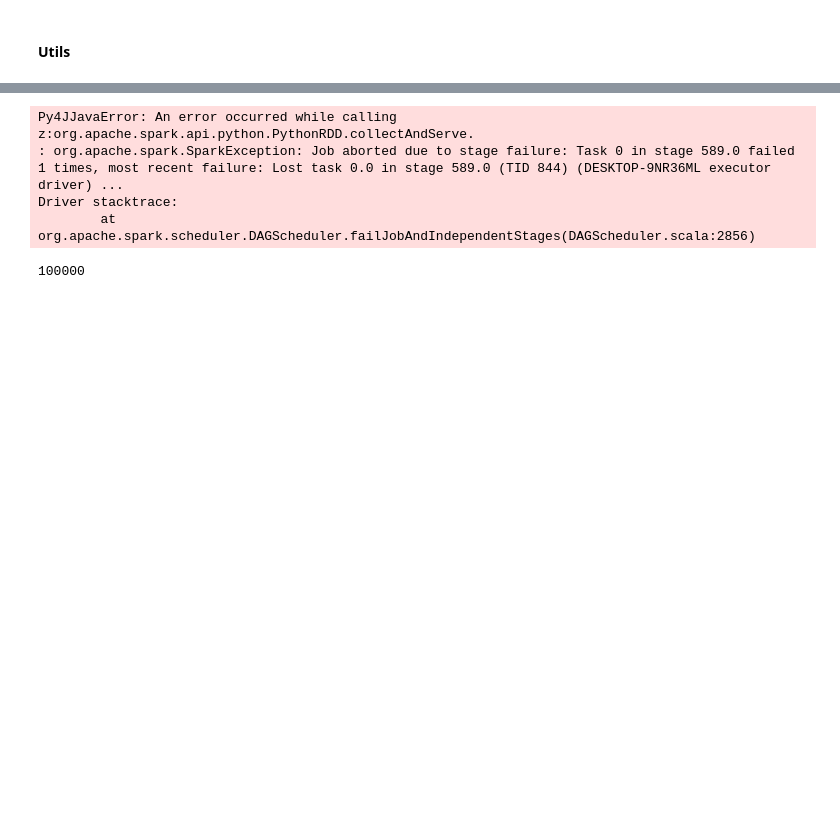
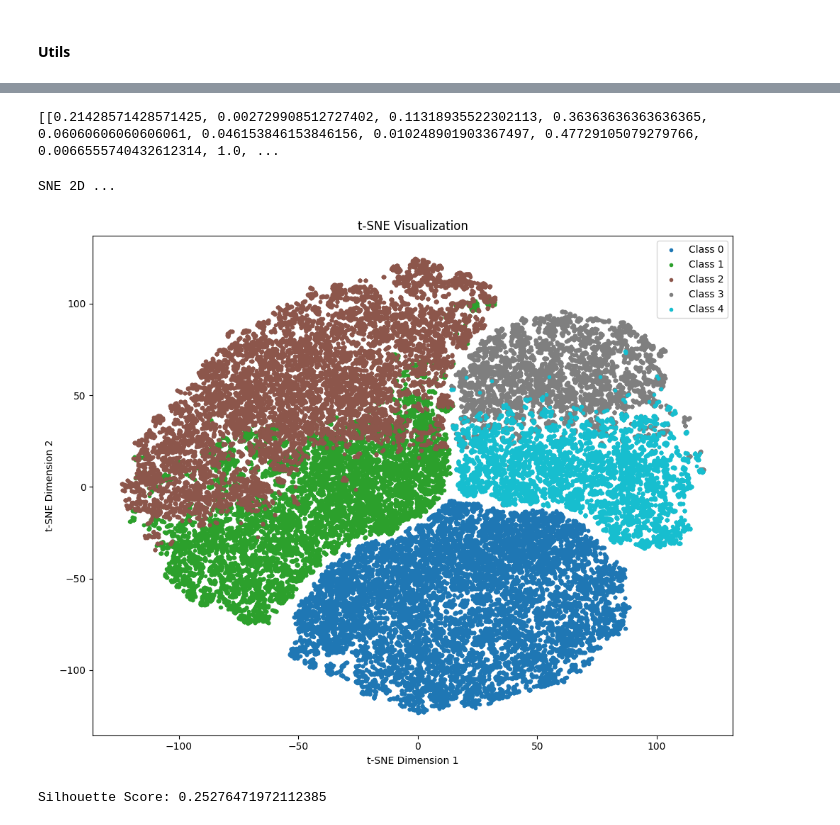
Before and after one commit to BasmaElhoseny01/Credit-Score-Classification-and-Analysis, a Jupyter notebook: src/descrpitive_analysis.ipynb, the cells around one changed output, grey strips where cells are left out. Cells and saved outputs as stored; diff of their text form; code cells hidden in the pictures; blank space fills up the shorter version.

```diff
--- a/src/descrpitive_analysis.ipynb
+++ b/src/descrpitive_analysis.ipynb
@@ -343,15 +358,62 @@ points_centroids=closest_centroids_rdd.map(lambda x: x[0]).collect()
 
 # Extract Points
 points=points_rdd.map(lambda x: x[0]).collect()
-print(points)
+print(points[0:2])
 # %% [output]
-Py4JJavaError: An error occurred while calling z:org.apache.spark.api.python.PythonRDD.collectAndServe.
-: org.apache.spark.SparkException: Job aborted due to stage failure: Task 0 in stage 589.0 failed 1 times, most recent failure: Lost task 0.0 in stage 589.0 (TID 844) (DESKTOP-9NR36ML executor driver) ...
-Driver stacktrace:
-        at org.apache.spark.scheduler.DAGScheduler.failJobAndIndependentStages(DAGScheduler.scala:2856)
+[[0.21428571428571425, 0.002729908512727402, 0.11318935522302113, 0.36363636363636365, 0.06060606060606061, 0.046153846153846156, 0.010248901903367497, 0.47729105079279766, 0.0066555740432612314, 1.0, ...
-# %%
-print("SNE 2D ...")
-# Plot the Original clusters After PCA Reduction
-K_means_trainer.plot_T_SNE_2D(np.array(),,range(K))
-# %% [output]
-100000
+# %%
+from sklearn.manifold import TSNE
+import matplotlib.pyplot as plt
+import numpy as np
+
+def plot_T_SNE_2D(X, y, classes, centroids=None):
+    # Initialize t-SNE object
+    tsne = TSNE(n_components=2, random_state=42)
+
+    # Fit and transform the word vectors
+    x_2d = tsne.fit_transform(X)  # (100000, 2)
+
+    # Define colors for each unique class
+    num_classes = len(classes)
+    color_list = plt.cm.tab10(np.linspace(0, 1, num_classes))
+    colors = {i: color_list[i] for i, class_label in enumerate(classes)}
+
+    # Create a single scatter plot
+    plt.figure(figsize=(10, 8))
+
+    # Plot each class separately
+    for class_label in range(num_classes):
+        # Filter data for the current class
+        x_class = x_2d[y == class_label]
+
+        # Scatter plot for the current class
+        plt.scatter(x_class[:, 0], x_class[:, 1], marker='.', c=colors[class_label], label=f'Class {classes[class_label]}')
+
+        # Plot centroids if provided
+        if centroids is not None:
+            centroids_transformed = tsne.transform(centroids)
+            plt.scatter(centroids_transformed[class_label, 0], centroids_transformed[class_label, 1], marker='x', s=100, c='red', label='Centroid')
+
+    # Set labels and title
+    plt.xlabel('t-SNE Dimension 1')
+    plt.ylabel('t-SNE Dimension 2')
+    plt.title('t-SNE Visualization')
+
+    # Show legend
+    plt.legend()
+
+    # Save and show the plot
+    plt.tight_layout()
+    plt.savefig('t-SNE_plot.png')
+    plt.show()
+
+
+    return x_2d
+
+
+print("SNE 2D ...")
+# Plot the Original clusters After PCA Reduction
+x_2d = plot_T_SNE_2D(np.array(points),np.array(points_centroids),range(K))
+# %% [output]
+SNE 2D ...
+[figure, added]
@@ -357,0 +428,5 @@ K_means_trainer.plot_T_SNE_2D(np.array(),,range(K))
+# %%
+from sklearn.metrics import silhouette_score
+print(f"Silhouette Score:",silhouette_score(points, points_centroids))
+# %% [output]
+Silhouette Score: 0.25276471972112385
```
Also changed, not shown: parts of 8 cells of this notebook, 6 other files.
